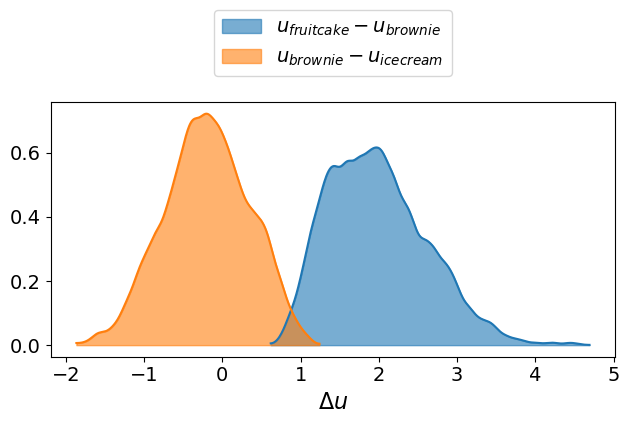
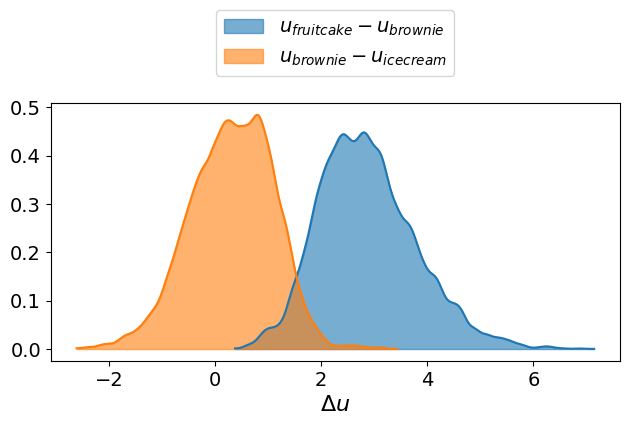
Code edit (unified diff) that turned the first committed figure into the second:
--- before
+++ after
@@ -8,3 +8,3 @@
 plt.xlabel("$\Delta u$",fontsize=16)
 plt.tight_layout()
-plt.savefig("figures/ThreeDessertEstuDiff.pdf")
+#plt.savefig("figures/ThreeDessertEstuDiff.pdf")

Commit: fixed advi-laplace option